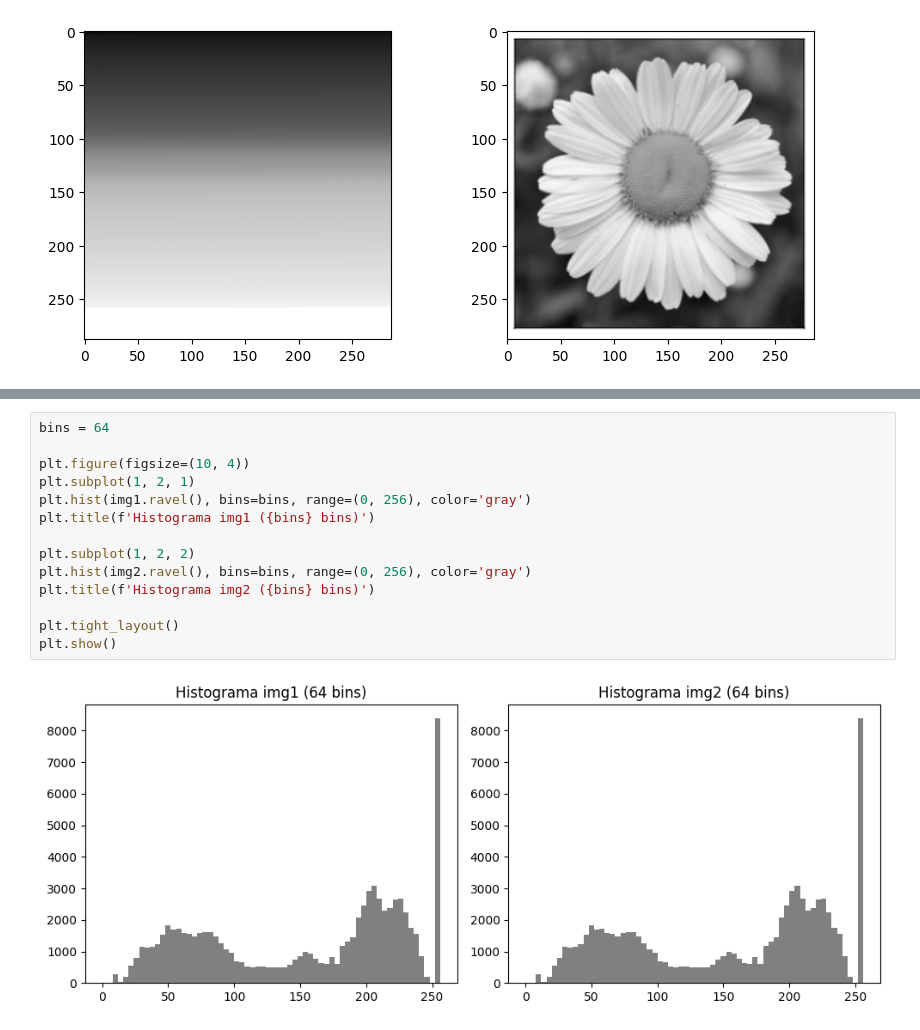
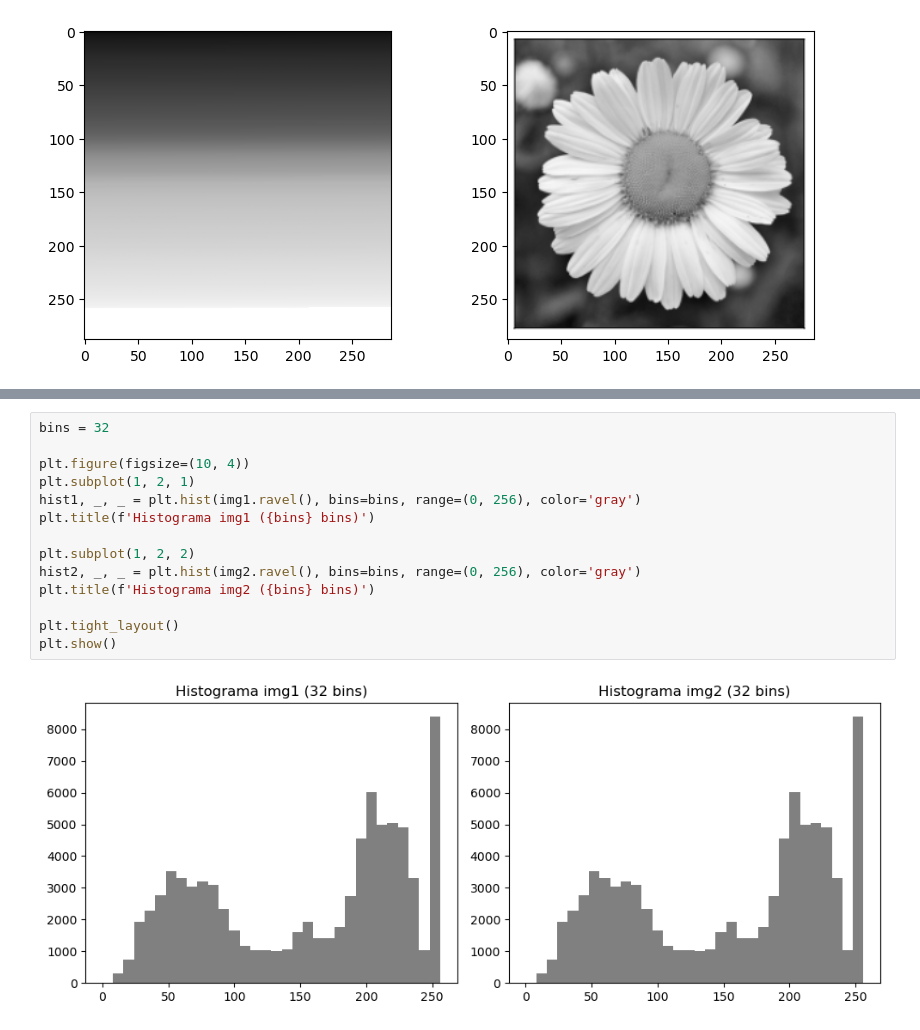
Before and after one commit to marcoslund/ceia-vpc1-tps, a Jupyter notebook: TP1/tp1.ipynb, the cells around one changed output, grey strips where cells are left out. Cells and saved outputs as stored; diff of their text form.

```diff
--- a/TP1/tp1.ipynb
+++ b/TP1/tp1.ipynb
@@ -27,16 +193,16 @@ plt.show()
 # %%
-bins = 64
+bins = 32
 
 plt.figure(figsize=(10, 4))
 plt.subplot(1, 2, 1)
-plt.hist(img1.ravel(), bins=bins, range=(0, 256), color='gray')
+hist1, _, _ = plt.hist(img1.ravel(), bins=bins, range=(0, 256), color='gray')
 plt.title(f'Histograma img1 ({bins} bins)')
 
 plt.subplot(1, 2, 2)
-plt.hist(img2.ravel(), bins=bins, range=(0, 256), color='gray')
+hist2, _, _ = plt.hist(img2.ravel(), bins=bins, range=(0, 256), color='gray')
 plt.title(f'Histograma img2 ({bins} bins)')
 
 plt.tight_layout()
 plt.show()
 # %% [output]
-[figure, old version]
+[figure, new version]
```
Also changed, not shown: parts of 18 cells of this notebook.
